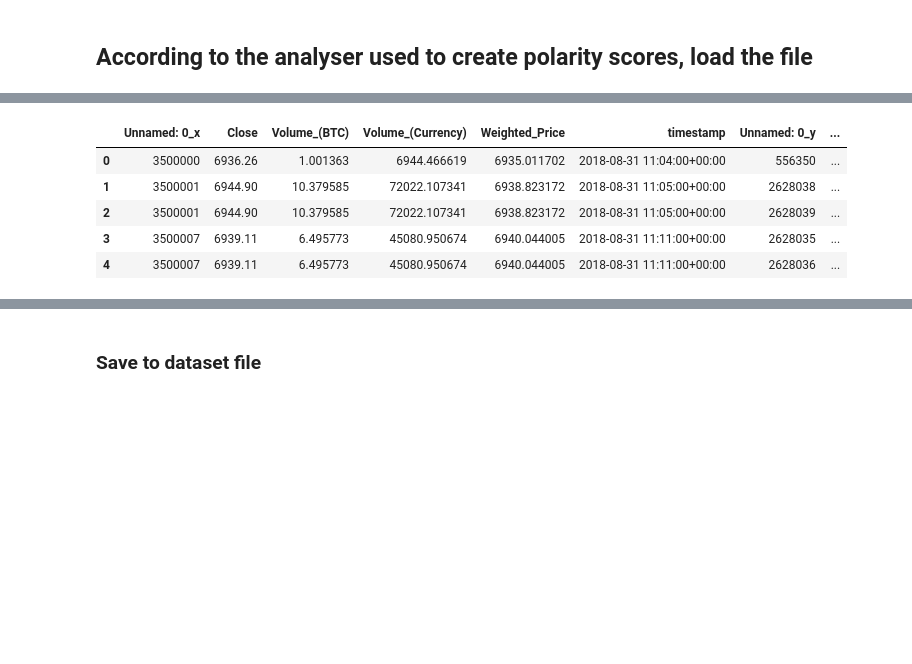
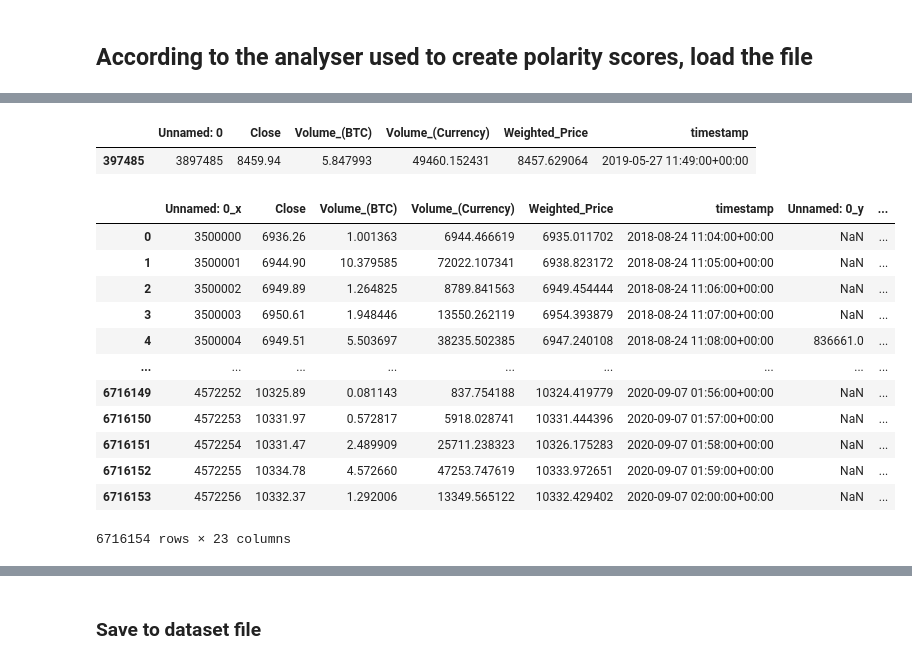
Before and after one commit to jacquesvcritien/fyp, a Jupyter notebook: data_generators_cleaners/data_lag_creator.ipynb, the cells around one changed output, grey strips where cells are left out. Saved outputs shown, nothing was run; the diff lists cells and outputs as text; code cells hidden in the pictures; blank space fills up the shorter version.

```diff
--- a/data_generators_cleaners/data_lag_creator.ipynb
+++ b/data_generators_cleaners/data_lag_creator.ipynb
@@ -65,3 +82,8 @@ tweet_data_copy.head()
+# %%
+#remove tweets with neutral score of 1
+if(with_polarity):
+    tweet_data = tweet_data[tweet_data['neu_pol'] != 1]
 # %%
 #Round timestamps to nearest minute
-tweet_data_copy['timestamp'] = tweet_data_copy['timestamp'].apply(lambda dt: dt.round('min'))
+tweet_data['timestamp'] = pd.to_datetime(tweet_data['timestamp'], utc = True)
+tweet_data['timestamp'] = tweet_data['timestamp'].apply(lambda dt: dt.round('min'))
@@ -77,18 +90,27 @@ tweet_data_copy.head()
-# %%
-#convert btc data to UTC
-btc_data['timestamp'] = pd.to_datetime(btc_data['timestamp'], utc = True)
+# %%
+btc_data[btc_data["timestamp"] == "2019-05-27 11:49:00+00:00"]
+# %% [output]
+|  | Unnamed: 0 | Close | Volume_(BTC) | Volume_(Currency) | Weighted_Price | timestamp |
+| 397485 | 3897485 | 8459.94 | 5.847993 | 49460.152431 | 8457.629064 | 2019-05-27 11:49:00+00:00 |
 # %%
 #concatinate btc prices and tweets on timestamp
-final_data = btc_data.merge(tweet_data_copy, on="timestamp")
+final_data = btc_data.merge(tweet_data, how="left", on="timestamp")
 # %%
-final_data.head()
+final_data
 # %% [output]
 |  | Unnamed: 0_x | Close | Volume_(BTC) | Volume_(Currency) | Weighted_Price | timestamp | Unnamed: 0_y | ... |
-| 0 | 3500000 | 6936.26 | 1.001363 | 6944.466619 | 6935.011702 | 2018-08-31 11:04:00+00:00 | 556350 | ... |
-| 1 | 3500001 | 6944.90 | 10.379585 | 72022.107341 | 6938.823172 | 2018-08-31 11:05:00+00:00 | 2628038 | ... |
-| 2 | 3500001 | 6944.90 | 10.379585 | 72022.107341 | 6938.823172 | 2018-08-31 11:05:00+00:00 | 2628039 | ... |
-| 3 | 3500007 | 6939.11 | 6.495773 | 45080.950674 | 6940.044005 | 2018-08-31 11:11:00+00:00 | 2628035 | ... |
-| 4 | 3500007 | 6939.11 | 6.495773 | 45080.950674 | 6940.044005 | 2018-08-31 11:11:00+00:00 | 2628036 | ... |
+| 0 | 3500000 | 6936.26 | 1.001363 | 6944.466619 | 6935.011702 | 2018-08-24 11:04:00+00:00 | NaN | ... |
+| 1 | 3500001 | 6944.90 | 10.379585 | 72022.107341 | 6938.823172 | 2018-08-24 11:05:00+00:00 | NaN | ... |
+| 2 | 3500002 | 6949.89 | 1.264825 | 8789.841563 | 6949.454444 | 2018-08-24 11:06:00+00:00 | NaN | ... |
+| 3 | 3500003 | 6950.61 | 1.948446 | 13550.262119 | 6954.393879 | 2018-08-24 11:07:00+00:00 | NaN | ... |
+| 4 | 3500004 | 6949.51 | 5.503697 | 38235.502385 | 6947.240108 | 2018-08-24 11:08:00+00:00 | 836661.0 | ... |
+| ... | ... | ... | ... | ... | ... | ... | ... | ... |
+| 6716149 | 4572252 | 10325.89 | 0.081143 | 837.754188 | 10324.419779 | 2020-09-07 01:56:00+00:00 | NaN | ... |
+| 6716150 | 4572253 | 10331.97 | 0.572817 | 5918.028741 | 10331.444396 | 2020-09-07 01:57:00+00:00 | NaN | ... |
+| 6716151 | 4572254 | 10331.47 | 2.489909 | 25711.238323 | 10326.175283 | 2020-09-07 01:58:00+00:00 | NaN | ... |
+| 6716152 | 4572255 | 10334.78 | 4.572660 | 47253.747619 | 10333.972651 | 2020-09-07 01:59:00+00:00 | NaN | ... |
+| 6716153 | 4572256 | 10332.37 | 1.292006 | 13349.565122 | 10332.429402 | 2020-09-07 02:00:00+00:00 | NaN | ... |
+6716154 rows × 23 columns
 # %%
 #drop rows where close is null
 final_data = final_data.dropna(axis=0, subset=['Close'])
```
Also changed, not shown: parts of 21 cells of this notebook, 2 other files.
